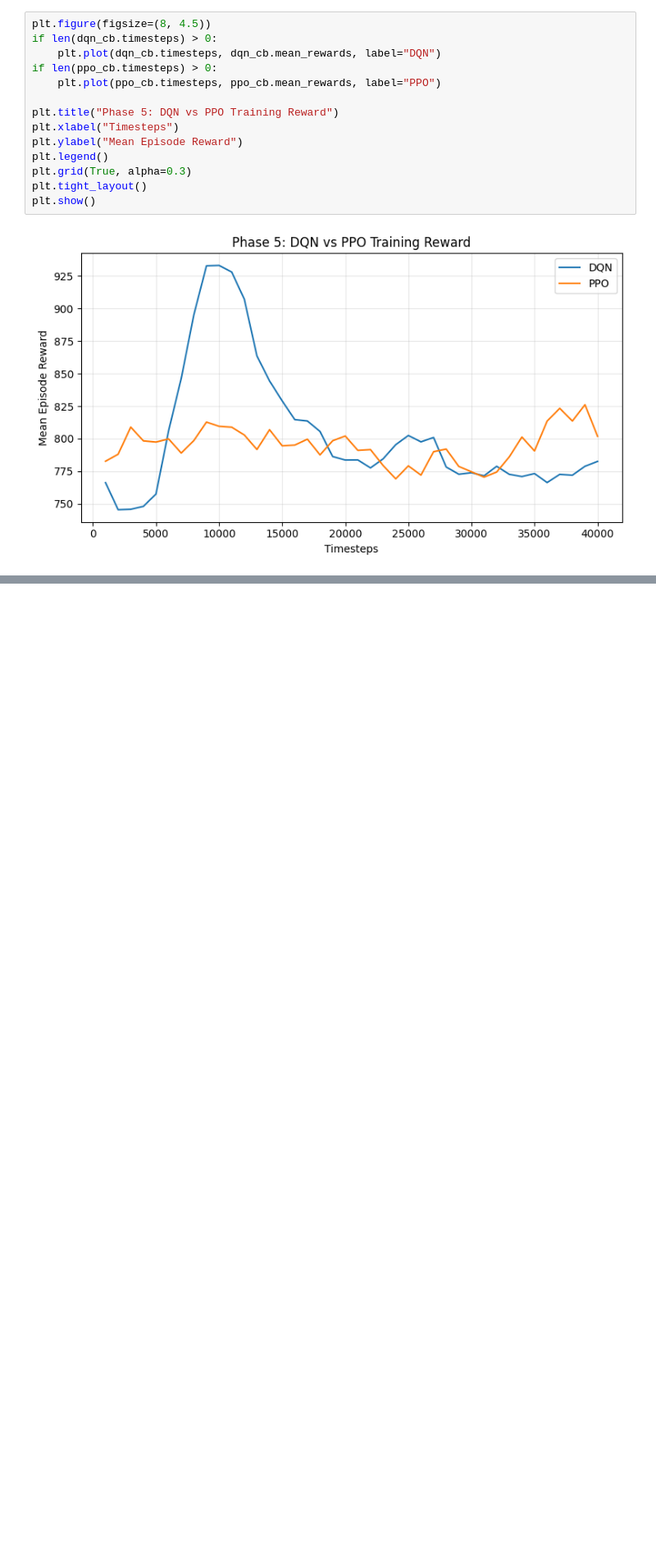
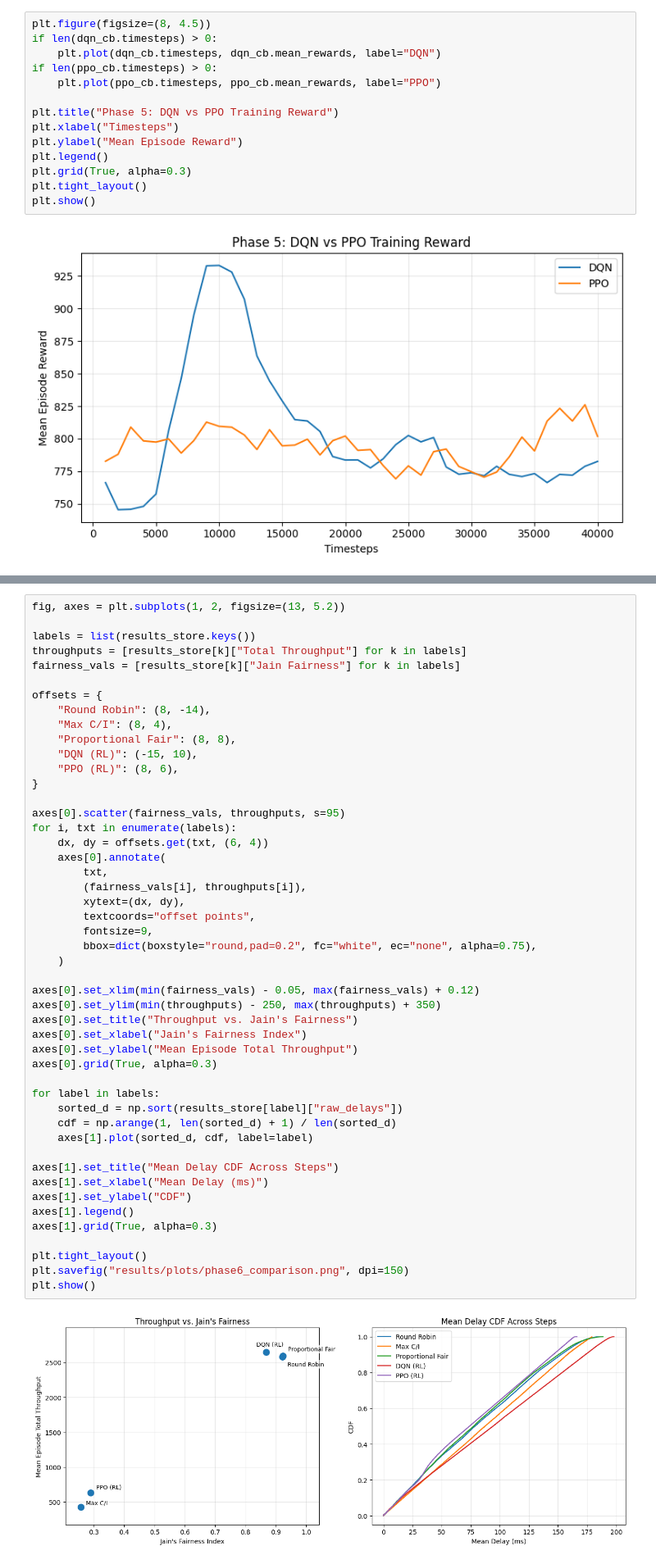
Before and after one commit to nowrin-12/rl-5g-scheduler, a Jupyter notebook: phase_5.ipynb, the cells around one changed output, grey strips where cells are left out. Shown at 82% size. Cells and saved outputs as stored; diff of their text form; blank space fills up the shorter version.

```diff
--- a/phase_5.ipynb
+++ b/phase_5.ipynb
@@ -215,0 +341,50 @@ plt.show()
+# %%
+fig, axes = plt.subplots(1, 2, figsize=(13, 5.2))
+
+labels = list(results_store.keys())
+throughputs = [results_store[k]["Total Throughput"] for k in labels]
+fairness_vals = [results_store[k]["Jain Fairness"] for k in labels]
+
+offsets = {
+    "Round Robin": (8, -14),
+    "Max C/I": (8, 4),
+    "Proportional Fair": (8, 8),
+    "DQN (RL)": (-15, 10),
+    "PPO (RL)": (8, 6),
+}
+
+axes[0].scatter(fairness_vals, throughputs, s=95)
+for i, txt in enumerate(labels):
+    dx, dy = offsets.get(txt, (6, 4))
+    axes[0].annotate(
+        txt,
+        (fairness_vals[i], throughputs[i]),
+        xytext=(dx, dy),
+        textcoords="offset points",
+        fontsize=9,
+        bbox=dict(boxstyle="round,pad=0.2", fc="white", ec="none", alpha=0.75),
+    )
+
+axes[0].set_xlim(min(fairness_vals) - 0.05, max(fairness_vals) + 0.12)
+axes[0].set_ylim(min(throughputs) - 250, max(throughputs) + 350)
+axes[0].set_title("Throughput vs. Jain's Fairness")
+axes[0].set_xlabel("Jain's Fairness Index")
+axes[0].set_ylabel("Mean Episode Total Throughput")
+axes[0].grid(True, alpha=0.3)
+
+for label in labels:
+    sorted_d = np.sort(results_store[label]["raw_delays"])
+    cdf = np.arange(1, len(sorted_d) + 1) / len(sorted_d)
+    axes[1].plot(sorted_d, cdf, label=label)
+
+axes[1].set_title("Mean Delay CDF Across Steps")
+axes[1].set_xlabel("Mean Delay (ms)")
+axes[1].set_ylabel("CDF")
+axes[1].legend()
+axes[1].grid(True, alpha=0.3)
+
+plt.tight_layout()
+plt.savefig("results/plots/phase6_comparison.png", dpi=150)
+plt.show()
+# %% [output]
+[figure, added]
```
Also changed, not shown: parts of 4 cells of this notebook.
